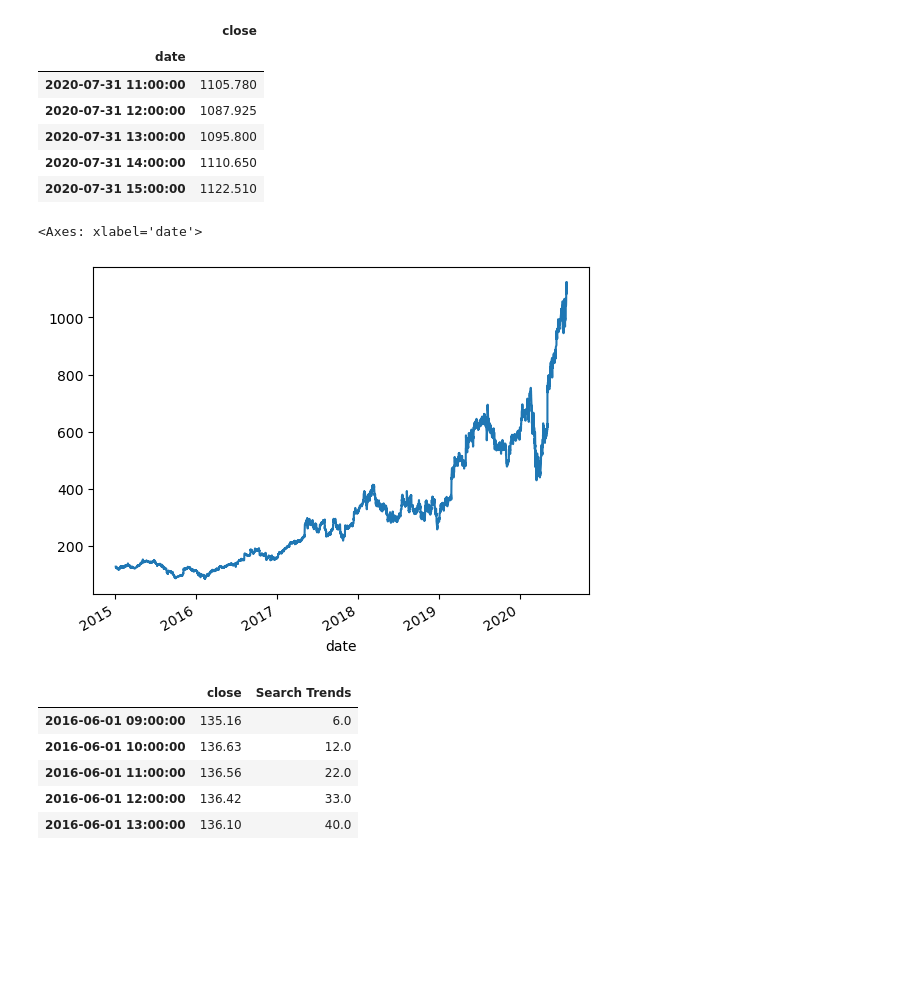
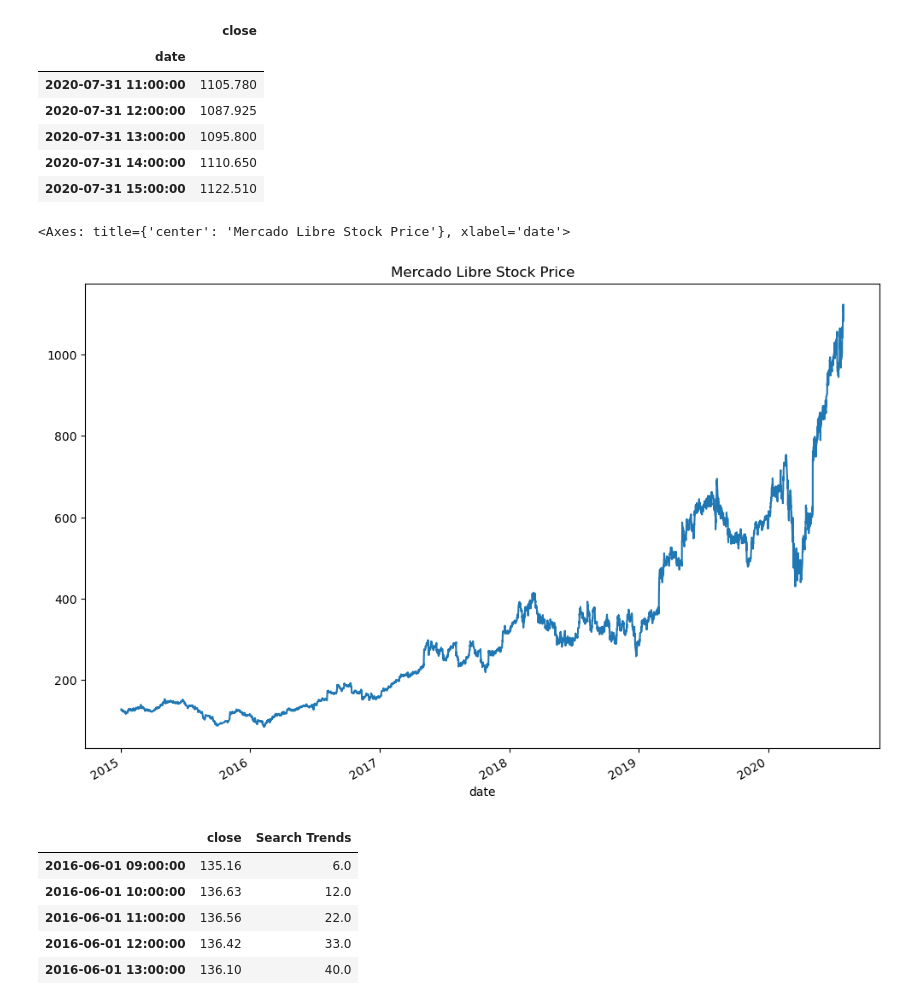
Before and after one commit to sen-gthb/prophet-challenge, a Jupyter notebook: M8_Starter_Code/forecasting_net_prophet.ipynb, the cells around one changed output. Drawn from its saved outputs; the diff is of its cells as text; code cells hidden in the pictures; blank space fills up the shorter version.

```diff
--- a/M8_Starter_Code/forecasting_net_prophet.ipynb
+++ b/M8_Starter_Code/forecasting_net_prophet.ipynb
@@ -240,9 +253,10 @@ display(df_mercado_stock.tail())
 | 2020-07-31 15:00:00 | 1122.510 |
 # %%
 # Visualize the closing price of the df_mercado_stock DataFrame
+df_mercado_stock['close'].plot(figsize=(12, 8), title='Mercado Libre Stock Price')
 # %% [output]
-<Axes: xlabel='date'>
+<Axes: title={'center': 'Mercado Libre Stock Price'}, xlabel='date'>
-[figure, old version]
+[figure, new version]
 # %%
 # Concatenate the df_mercado_stock DataFrame with the df_mercado_trends DataFrame
 # Concatenate the DataFrame by columns (axis=1), and drop and rows with only one column of data
```
Also changed, not shown: parts of 28 cells of this notebook, 1 other file.
